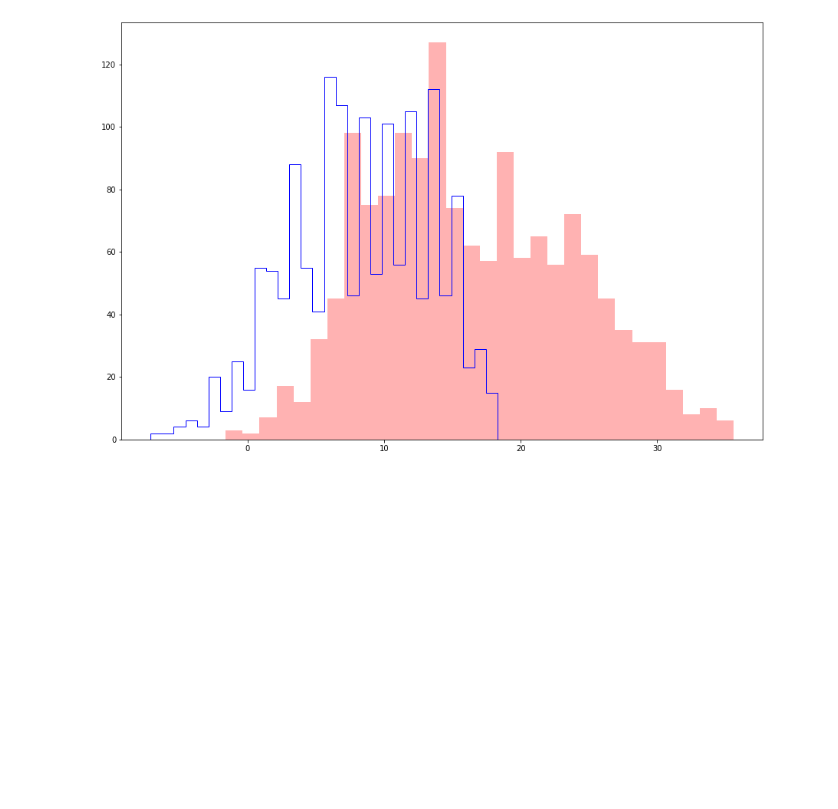
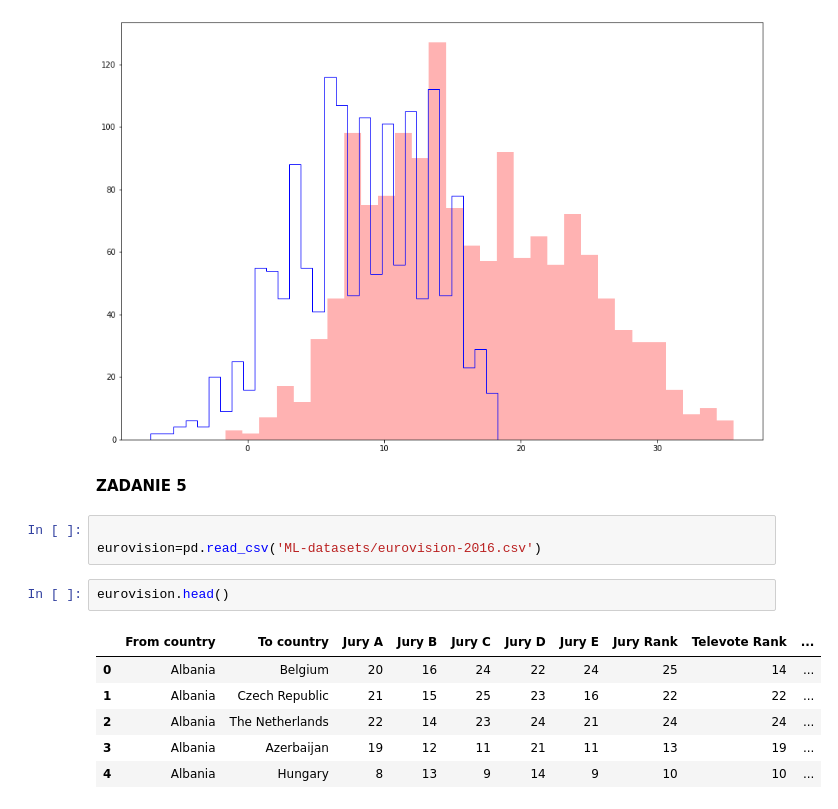
Before and after one commit to danm00nster/zaliczenie_IDW, a Jupyter notebook: Zaliczenie_IWD_Daniel_Kwiecinski.ipynb, the cells around one changed output. Cells and saved outputs as stored; diff of their text form; blank space fills up the shorter version.

```diff
--- a/Zaliczenie_IWD_Daniel_Kwiecinski.ipynb
+++ b/Zaliczenie_IWD_Daniel_Kwiecinski.ipynb
@@ -392,3 +403,17 @@ ax.hist(weather['temp_min'], bins=30, histtype='step', color='b')
 plt.show()
 # %% [output]
 [figure]
+# %% [markdown]
+**ZADANIE 5**
+# %%
+
+eurovision=pd.read_csv('ML-datasets/eurovision-2016.csv')
+# %%
+eurovision.head()
+# %% [output]
+|  | From country | To country | Jury A | Jury B | Jury C | Jury D | Jury E | Jury Rank | Televote Rank | ... |
+| 0 | Albania | Belgium | 20 | 16 | 24 | 22 | 24 | 25 | 14 | ... |
+| 1 | Albania | Czech Republic | 21 | 15 | 25 | 23 | 16 | 22 | 22 | ... |
+| 2 | Albania | The Netherlands | 22 | 14 | 23 | 24 | 21 | 24 | 24 | ... |
+| 3 | Albania | Azerbaijan | 19 | 12 | 11 | 21 | 11 | 13 | 19 | ... |
+| 4 | Albania | Hungary | 8 | 13 | 9 | 14 | 9 | 10 | 10 | ... |
```
Also changed, not shown: parts of 3 cells of this notebook.
